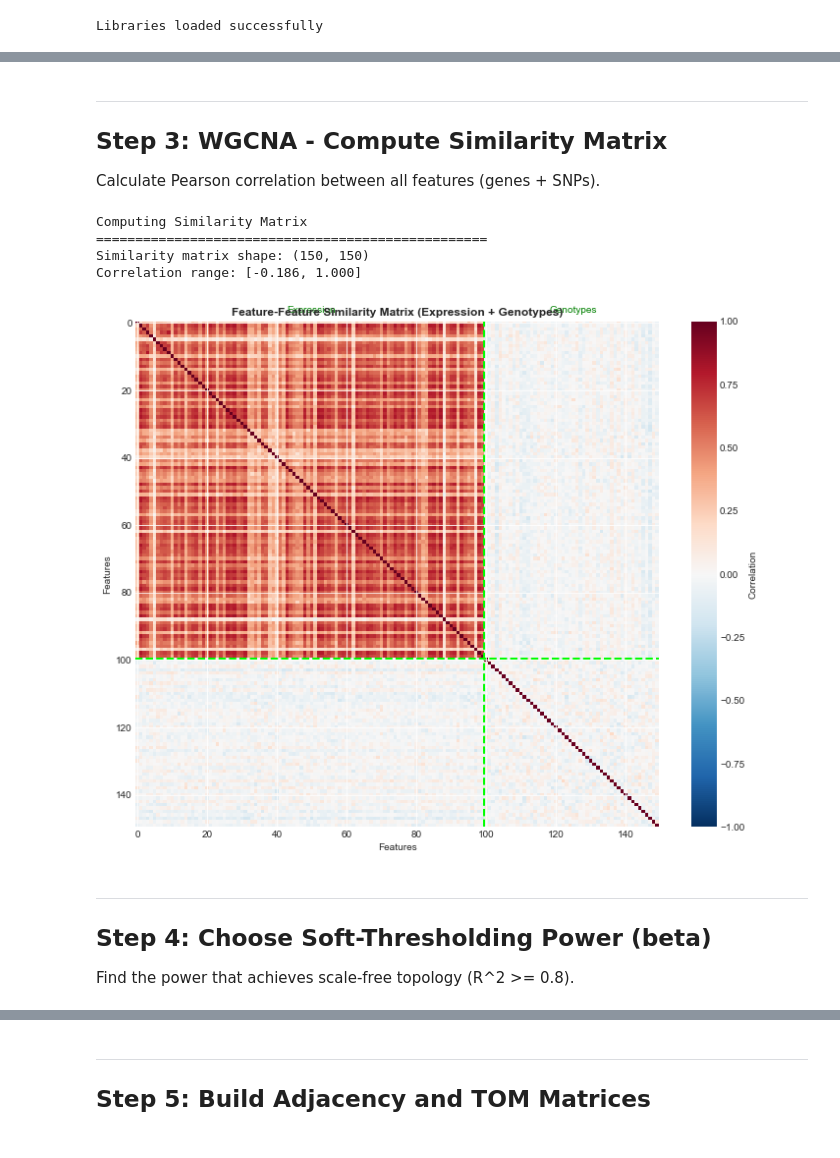
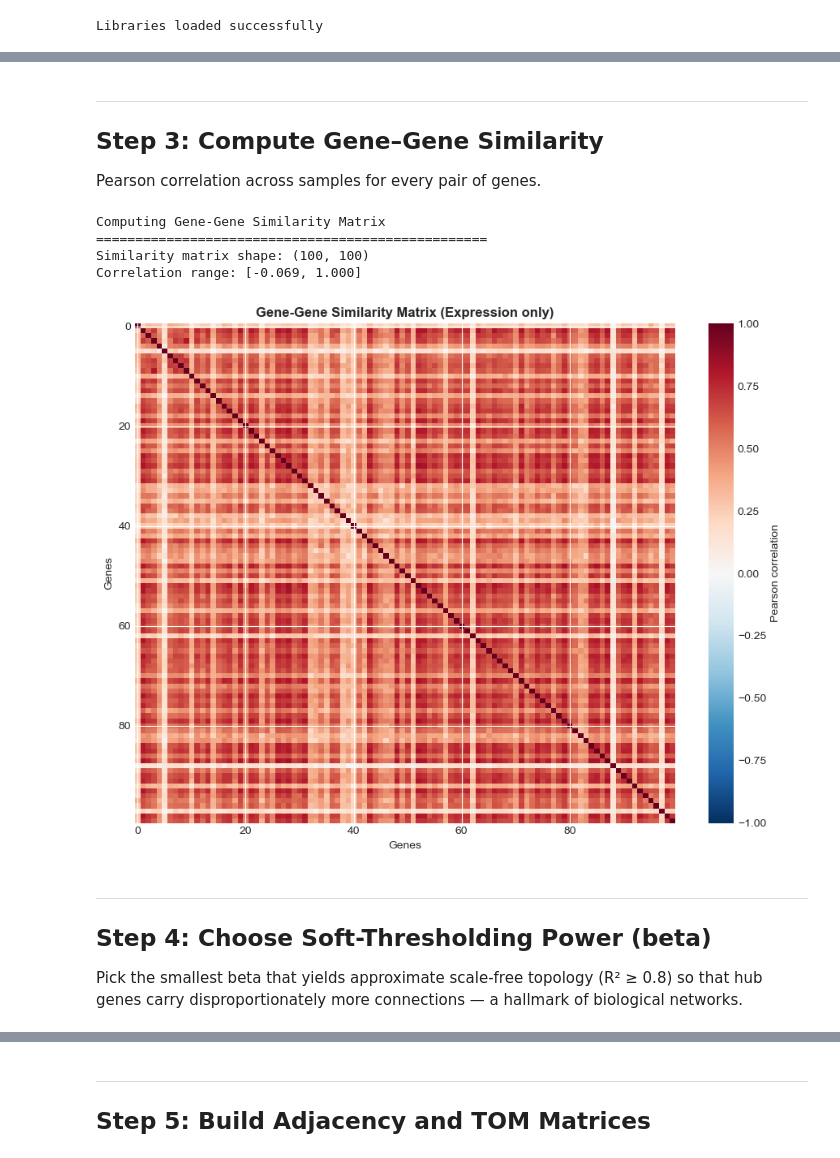
Before and after one commit to vladimirkovacevic/multiomics, a Jupyter notebook: notebooks/3_WGCNA.ipynb, the cells around one changed output, grey strips where cells are left out. Cells and saved outputs as stored; diff of their text form; code cells hidden in the pictures.

```diff
--- a/notebooks/3_WGCNA.ipynb
+++ b/notebooks/3_WGCNA.ipynb
@@ -169,46 +210,45 @@ sample_3      1.133435    0.225243     1.068174    0.924770    0.619881
 # %% [markdown]
 ---
-## Step 3: WGCNA - Compute Similarity Matrix
+## Step 3: Compute Gene–Gene Similarity
 
-Calculate Pearson correlation between all features (genes + SNPs).
+Pearson correlation across samples for every pair of genes.
-# %%
-# =============================================================================
-# COMPUTE FEATURE-FEATURE CORRELATION (SIMILARITY)
-# =============================================================================
-print("Computing Similarity Matrix")
-print("="*50)
-
-# Pearson correlation between all features
-S = combined_data.corr(method='pearson')
-
-print(f"Similarity matrix shape: {S.shape}")
-print(f"Correlation range: [{S.min().min():.3f}, {S.max().max():.3f}]")
-
-# Visualize
-fig, ax = plt.subplots(figsize=(10, 8))
-im = ax.imshow(S, cmap='RdBu_r', vmin=-1, vmax=1, aspect='auto')
-ax.set_title('Feature-Feature Similarity Matrix (Expression + Genotypes)', fontweight='bold')
-ax.set_xlabel('Features')
-ax.set_ylabel('Features')
-plt.colorbar(im, label='Correlation')
-
-# Mark boundary between expression and genotype features
-n_expr = len([c for c in combined_data.columns if c.startswith('expr_')])
-ax.axhline(y=n_expr-0.5, color='lime', linewidth=2, linestyle='--')
-ax.axvline(x=n_expr-0.5, color='lime', linewidth=2, linestyle='--')
-ax.text(n_expr/2, -3, 'Expression', ha='center', fontsize=10, color='green')
-ax.text(n_expr + (S.shape[0]-n_expr)/2, -3, 'Genotypes', ha='center', fontsize=10, color='green')
-
-plt.tight_layout()
-plt.show()
-# %% [output]
-Computing Similarity Matrix
-==================================================
-Similarity matrix shape: (150, 150)
-Correlation range: [-0.186, 1.000]
-[figure, removed]
+# %%
+# -----------------------------------------------------------------------------
+# Step 3 — Gene–gene similarity matrix S
+#
+# WGCNA starts from a symmetric similarity matrix S where
+#       S[i, j] = correlation between expression of gene i and gene j
+# across all samples. This is the raw "co-expression" signal that the next
+# steps (soft-threshold, TOM, clustering) progressively refine into modules.
+#
+# Pearson is the default; on real RNA-seq, the WGCNA package uses bicor
+# (biweight midcorrelation) instead — it is robust to outlier samples.
+# -----------------------------------------------------------------------------
+print("Computing Gene-Gene Similarity Matrix")
+print("="*50)
+
+S = expr_data.corr(method='pearson')                  # genes x genes
+print(f"Similarity matrix shape: {S.shape}")
+print(f"Correlation range: [{S.min().min():.3f}, {S.max().max():.3f}]")
+
+# Visualise — should look mostly red/blue blocks if any biology is there
+fig, ax = plt.subplots(figsize=(9, 7))
+im = ax.imshow(S, cmap='RdBu_r', vmin=-1, vmax=1, aspect='auto')
+ax.set_title('Gene-Gene Similarity Matrix (Expression only)', fontweight='bold')
+ax.set_xlabel('Genes'); ax.set_ylabel('Genes')
+plt.colorbar(im, label='Pearson correlation')
+plt.tight_layout()
+plt.show()
+# %% [output]
+Computing Gene-Gene Similarity Matrix
+==================================================
+Similarity matrix shape: (100, 100)
+Correlation range: [-0.069, 1.000]
+[figure, added]
 # %% [markdown]
 ---
 ## Step 4: Choose Soft-Thresholding Power (beta)
 
-Find the power that achieves scale-free topology (R^2 >= 0.8).
+Pick the smallest beta that yields approximate scale-free topology
+(R² ≥ 0.8) so that hub genes carry disproportionately more connections
+— a hallmark of biological networks.
```
Also changed, not shown: parts of 44 cells of this notebook, 3 other files.
